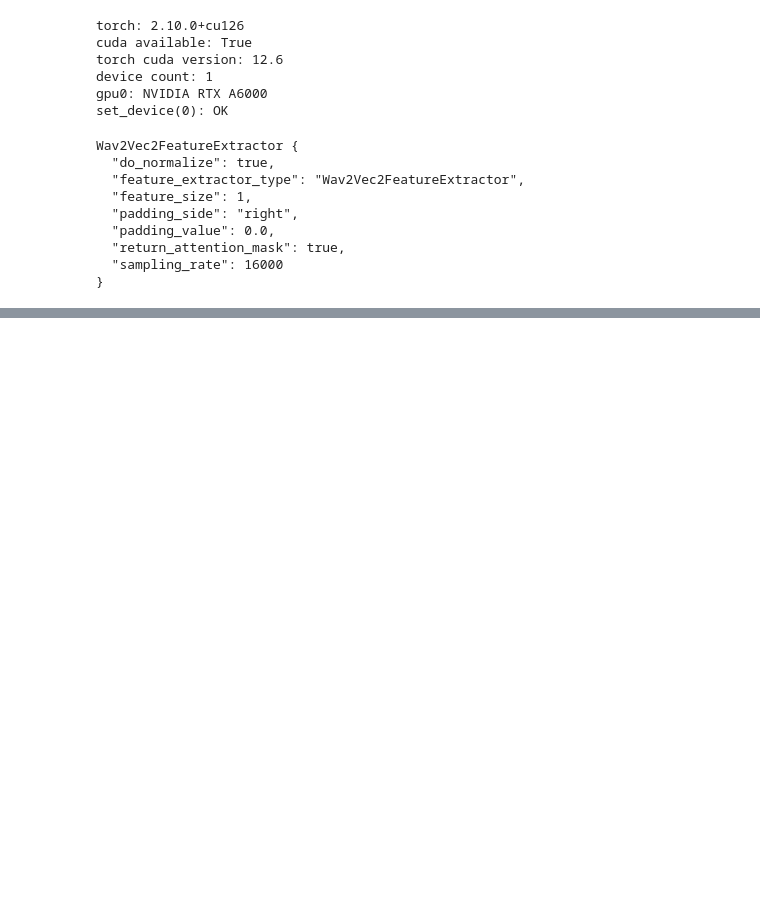
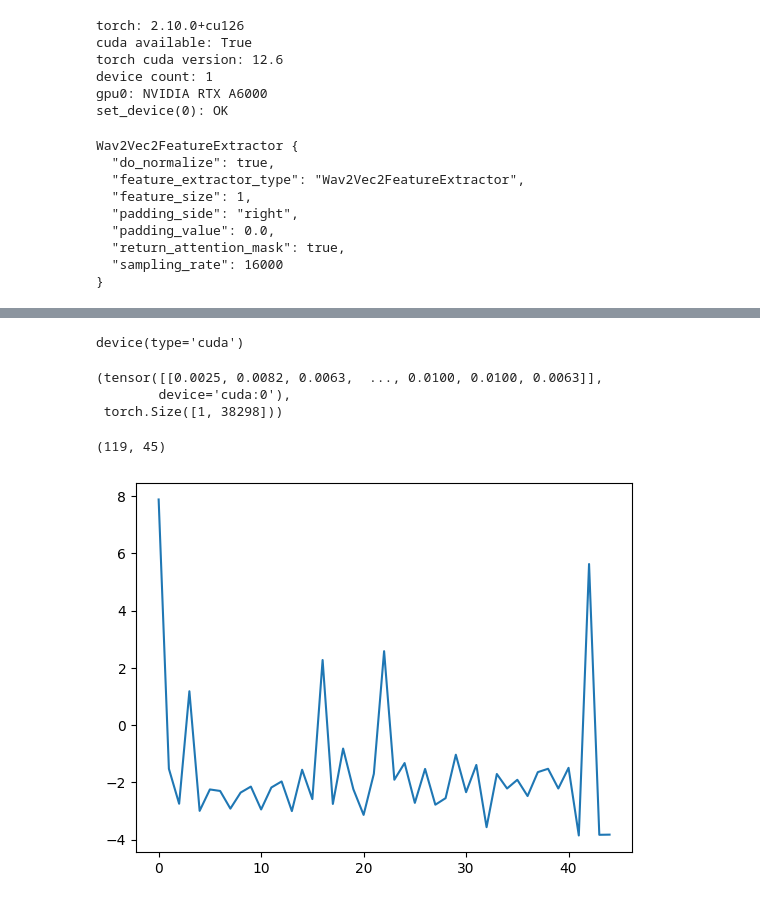
Before and after one commit to fredy-rojas/07_FR_phone, a Jupyter notebook: notebooks/02_tuto/02_hug_audio/FR_finetuning_wav2vec2_KagglePhones.ipynb, the cells around one changed output, grey strips where cells are left out. Drawn from its saved outputs; the diff is of its cells as text; code cells hidden in the pictures; blank space fills up the shorter version.

```diff
--- a/notebooks/02_tuto/02_hug_audio/FR_finetuning_wav2vec2_KagglePhones.ipynb
+++ b/notebooks/02_tuto/02_hug_audio/FR_finetuning_wav2vec2_KagglePhones.ipynb
@@ -1469,0 +1546,31 @@ KeyboardInterrupt:
+# %%
+# Prepare input (move to same device as model)
+device = torch.device("cuda" if torch.cuda.is_available() else "cpu")
+device
+# %% [output]
+device(type='cuda')
+# %%
+# Prepare input (add batch dimension)
+# input_values = torch.tensor(sample['input_values']).unsqueeze(0).to(device)
+input_values = torch.tensor(sample['input_values']).to(device)
+input_values, input_values.shape
+# %% [output]
+(tensor([[0.0025, 0.0082, 0.0063,  ..., 0.0100, 0.0100, 0.0063]],
+        device='cuda:0'),
+ torch.Size([1, 38298]))
+# %%
+model.to(device)
+
+# Forward pass
+with torch.no_grad():
+    logits = model(input_values).logits
+# %%
+arr = logits.cpu().numpy().squeeze()
+arr.shape
+# %% [output]
+(119, 45)
+# %%
+plt.plot(arr[63])
+plt.show()
+# %% [output]
+[figure, added]
```
Also changed, not shown: parts of 54 cells of this notebook.
